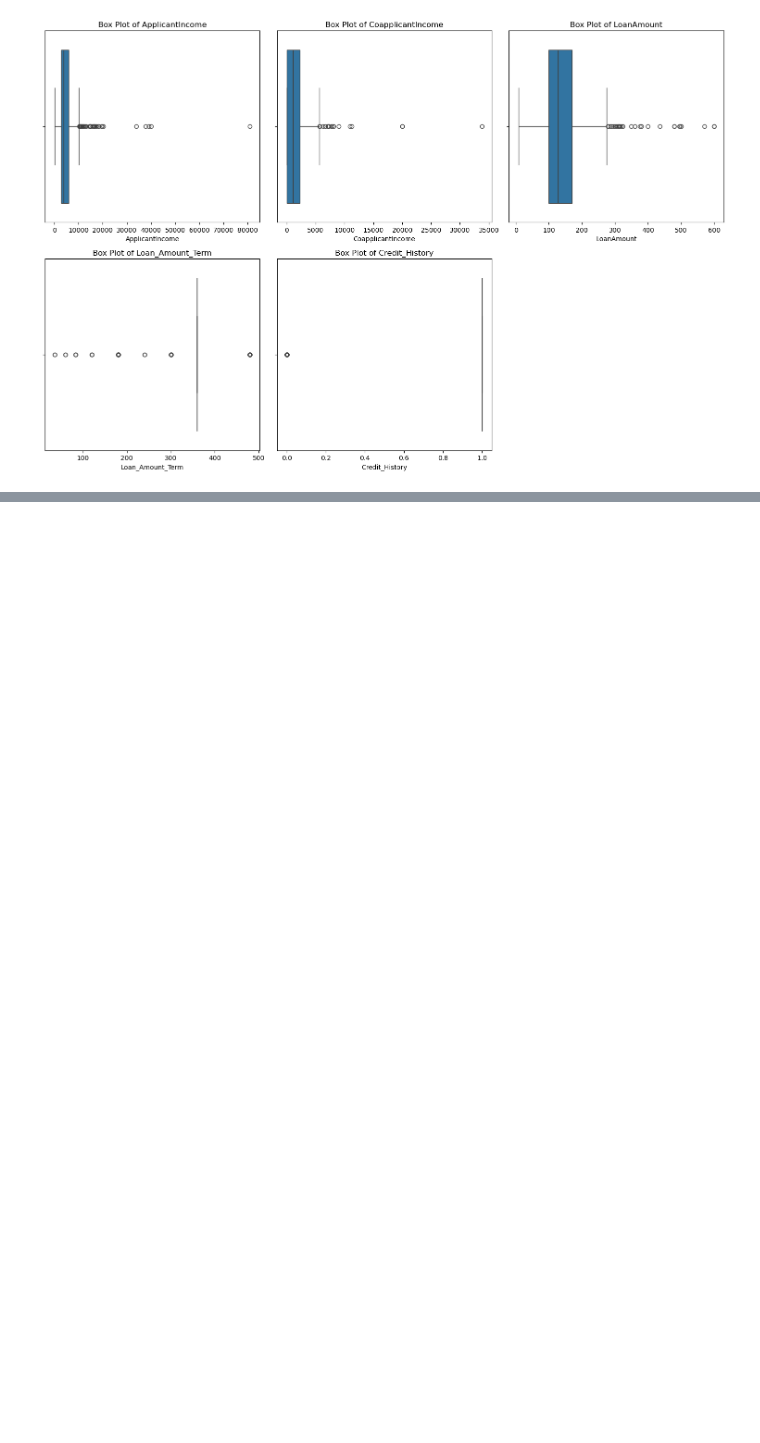
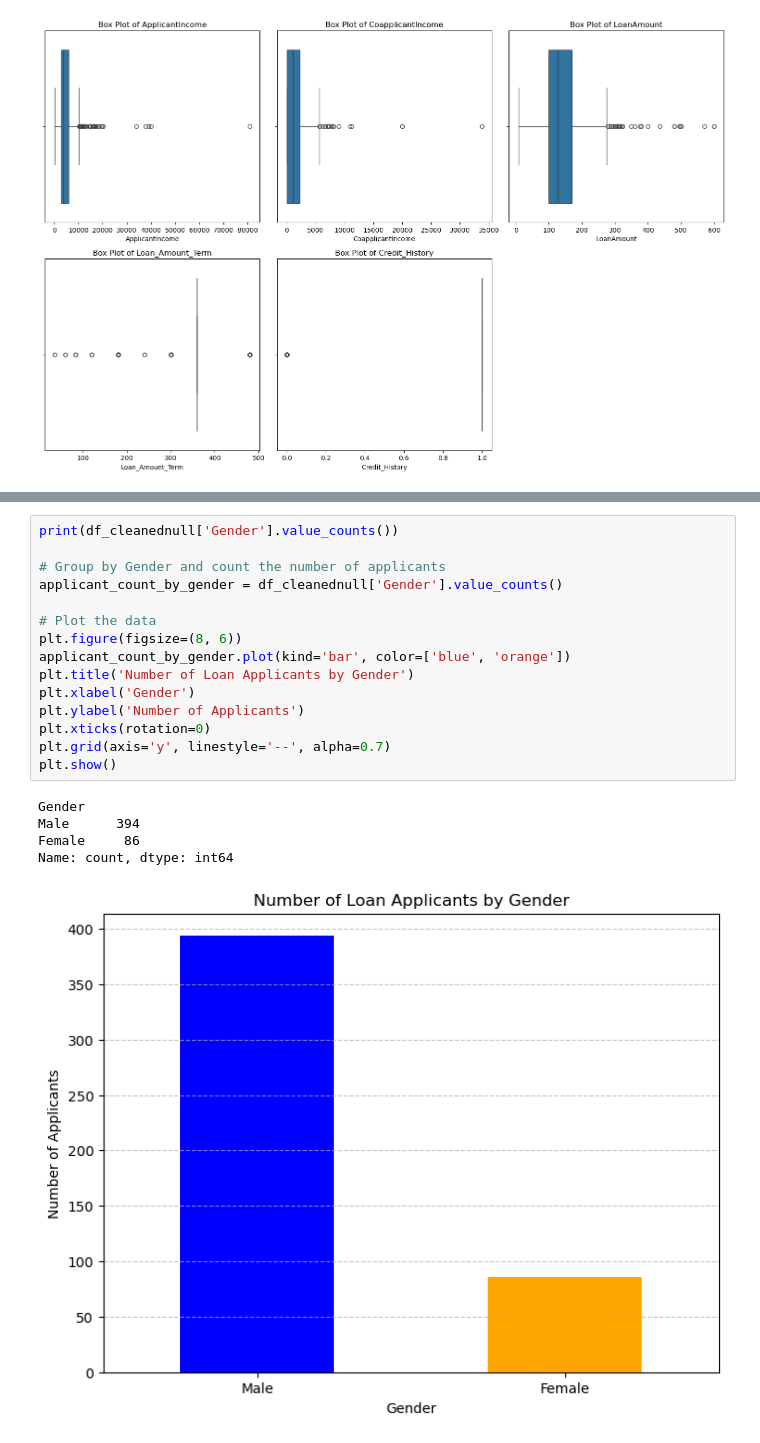
Before and after one commit to Eric-MK/loan_acceptance_prediction, a Jupyter notebook: notebook.ipynb, the cells around one changed output, grey strips where cells are left out. Cells and saved outputs as stored; diff of their text form; blank space fills up the shorter version.

Commit message:
visualised categorical features

```diff
--- a/notebook.ipynb
+++ b/notebook.ipynb
@@ -163,0 +181,21 @@ plt.show()
+# %%
+print(df_cleanednull['Gender'].value_counts())
+
+# Group by Gender and count the number of applicants
+applicant_count_by_gender = df_cleanednull['Gender'].value_counts()
+
+# Plot the data
+plt.figure(figsize=(8, 6))
+applicant_count_by_gender.plot(kind='bar', color=['blue', 'orange'])
+plt.title('Number of Loan Applicants by Gender')
+plt.xlabel('Gender')
+plt.ylabel('Number of Applicants')
+plt.xticks(rotation=0)
+plt.grid(axis='y', linestyle='--', alpha=0.7)
+plt.show()
+# %% [output]
+Gender
+Male      394
+Female     86
+Name: count, dtype: int64
+[figure, added]
```
Also changed, not shown: parts of 10 cells of this notebook.
